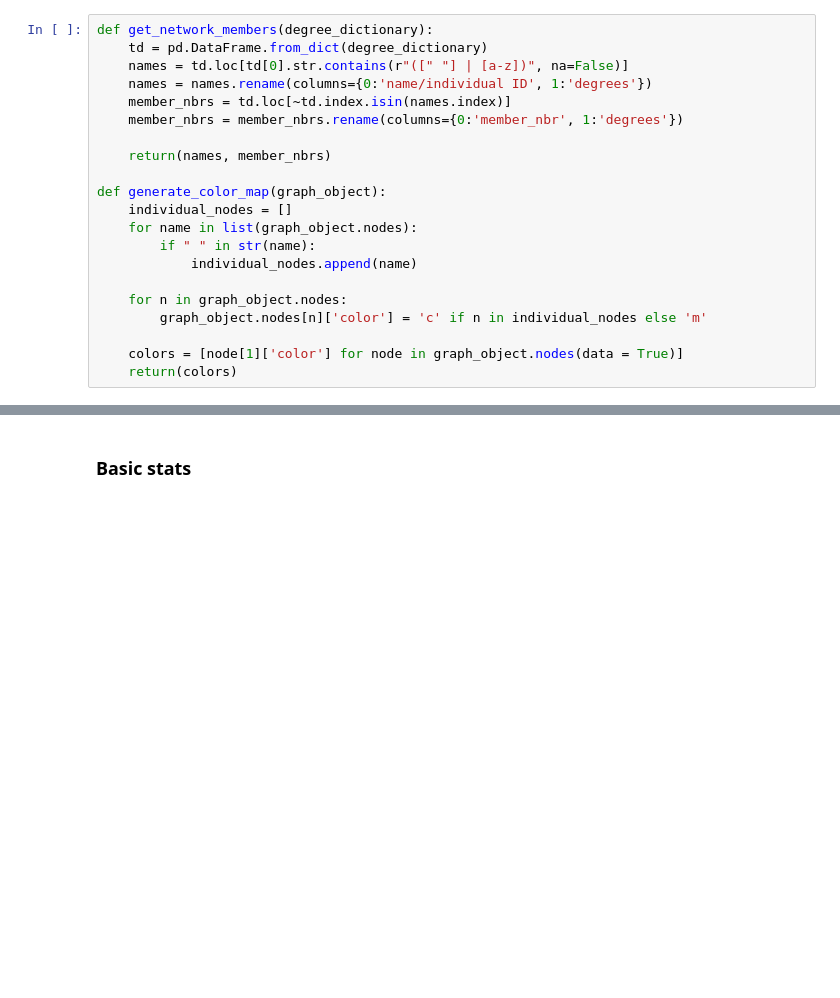
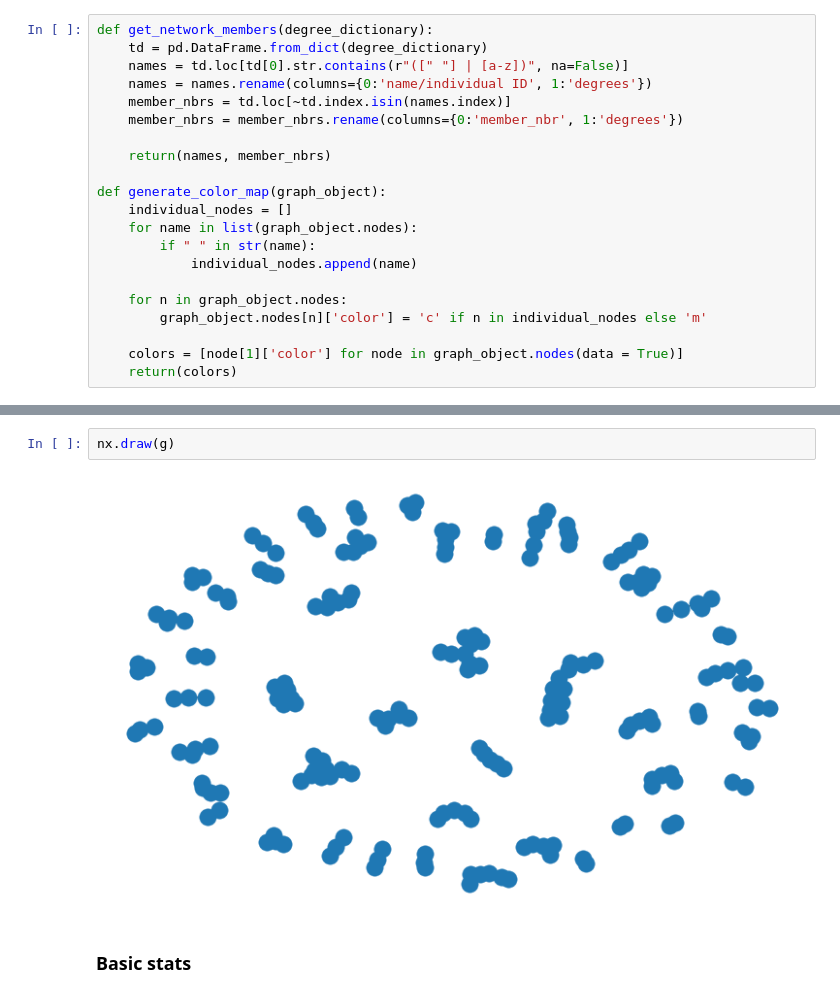
Before and after one commit to w-schw/CU-member-networks, a Jupyter notebook: Member network development.ipynb, the cells around one changed output, grey strips where cells are left out. Saved outputs shown, nothing was run; the diff lists cells and outputs as text; blank space fills up the shorter version.

```diff
--- a/Member network development.ipynb
+++ b/Member network development.ipynb
@@ -108,3 +238,7 @@ attributes
+# %%
+nx.draw(g)
+# %% [output]
+[figure, added]
 # %% [markdown]
 ### Basic stats
 # %%
```
Also changed, not shown: parts of 21 cells of this notebook.
